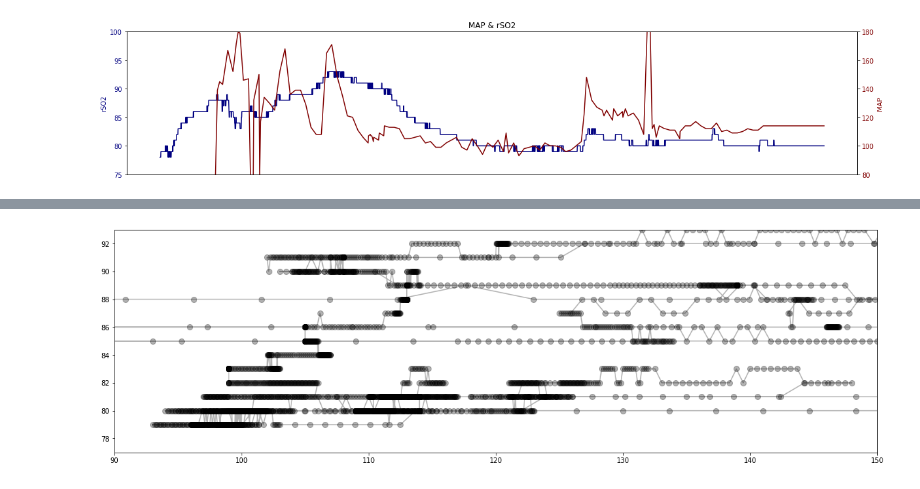
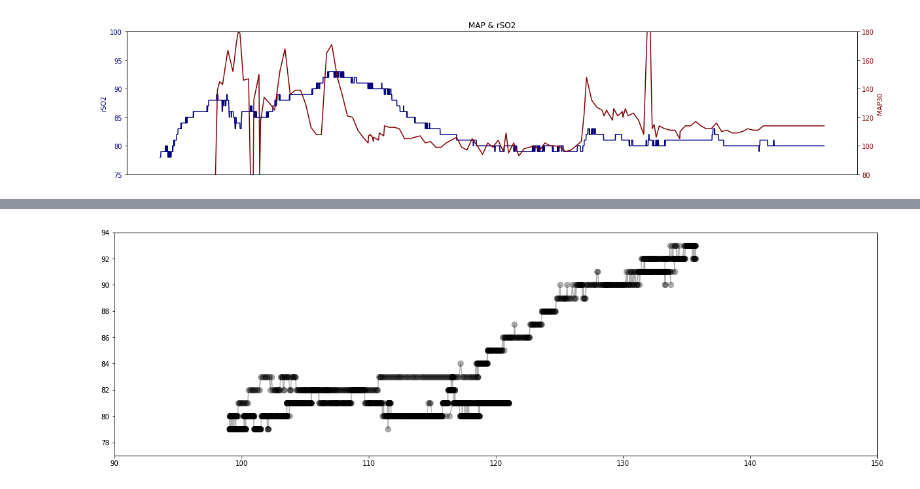
Before and after one commit to makes/zoll-json, a Jupyter notebook: zoll-abp.ipynb, the cells around one changed output, grey strips where cells are left out. Drawn from its saved outputs; the diff is of its cells as text; code cells hidden in the pictures.

Commit message:
Solve MAP by integrating the pulse wave

```diff
--- a/zoll-abp.ipynb
+++ b/zoll-abp.ipynb
@@ -64,9 +65,17 @@ df = df.replace({
 # df
 # %%
 ibp = []
+timeindex = []
+starttime = ""
+currenttime = None
 for wave_rec in wave_records:
+    if not starttime and wave_rec['Waveform'][1]['WaveRec']['FrameSize'] != 0:
+        starttime = wave_rec['StdHdr']['DevDateTime'].partition('T')[2]
+        currenttime = pd.to_datetime(starttime)
     samples = wave_rec['Waveform'][1]['WaveRec']['UnpackedSamples']
     for sample in samples:
+        timeindex.append(currenttime)
+        currenttime = currenttime + timedelta(microseconds=8000)
         ibp.append(sample)
 
 samplerate = 125 # SampleTime = 8000 μs
@@ -81,3 +90,12 @@ plt.plot(time, ibp, color="red")
 plt.show()
 # %% [output]
 [figure]
+# %%
+ibp_df = pd.DataFrame()
+ibp_df['Time'] = timeindex
+ibp_df['PulseWave'] = ibp
+ibp_df = ibp_df.set_index('Time')
+map_window = 600 # seconds
+map_win = map_window * samplerate
+ibp_df['MAP'] = ibp_df['PulseWave'].rolling(map_win).mean()
+ibp_df[['MAP']].plot(figsize=(20,4), use_index = False).grid(axis='y')
@@ -103,6 +123,7 @@ nirs_df[['rSO2 (%)']].plot(figsize=(20,4), title="rSO2", use_index = False).grid
 [figure]
 # %%
 nirs_df = nirs_df.join(df['MAP'])
+nirs_df = nirs_df.rename(columns={'MAP': 'MAP30'}) # this is MAP in TrendRpt every 30 s.
 # nirs_df
 # %%
 nirs_df = nirs_df.interpolate()
@@ -130,0 +160,3 @@ nirs_df.plot.scatter(x = 'MAP', y = 'rSO2 (%)', xlim=(90,150), ylim=(77,93), fig
+# %%
+nirs_df = pd.merge_asof(nirs_df, ibp_df[['MAP']], on='Time', direction='nearest')
+# nirs_df
@@ -131,8 +168,8 @@ nirs_df.plot.scatter(x = 'MAP', y = 'rSO2 (%)', xlim=(90,150), ylim=(77,93), fig
 # %%
 fig, ax1 = plt.subplots(figsize=(20,6))
 ax1.set_xlim((90,150))
-ax1.set_ylim((77,93))
+ax1.set_ylim((77,94))
 ax1.plot(nirs_df['MAP'], nirs_df['rSO2 (%)'], 'o-', markersize=8, color='k', alpha=0.3)
 plt.show()
 # %% [output]
-[figure, old version]
+[figure, new version]
```
Also changed, not shown: parts of 9 cells of this notebook.
